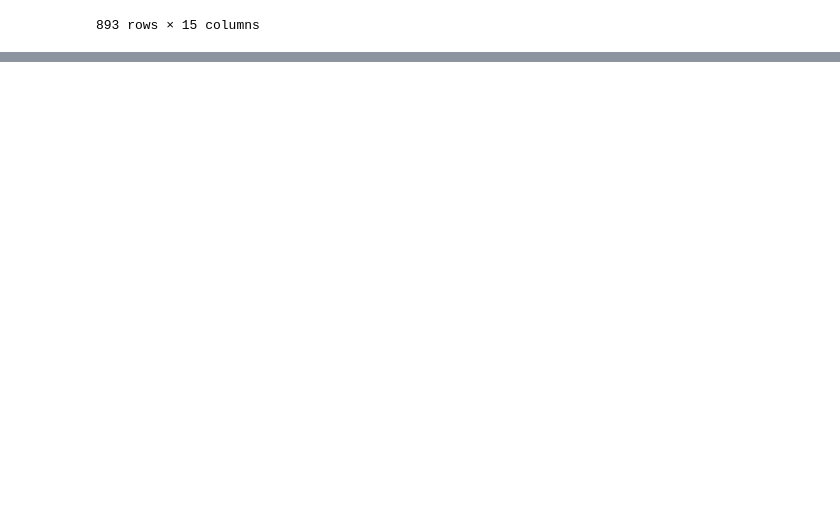
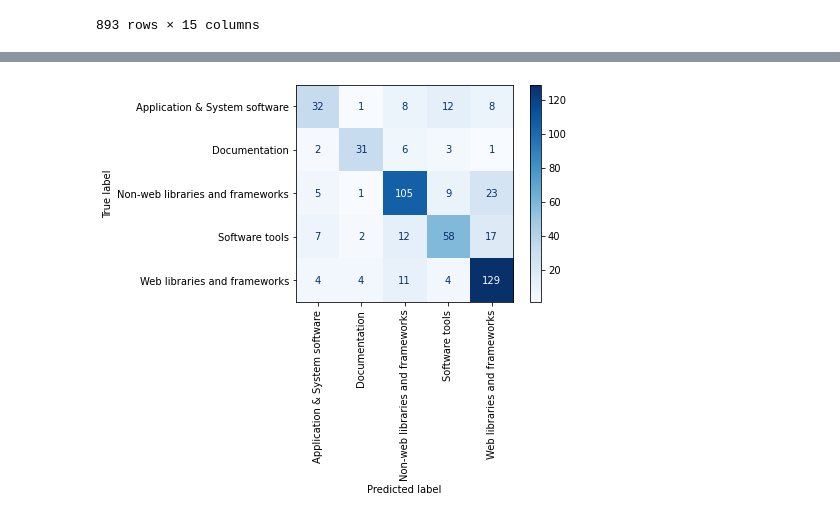
Before and after one commit to fzanart/GHDomains, a Jupyter notebook: Predictor.ipynb, the cells around one changed output, grey strips where cells are left out. Cells and saved outputs as stored; diff of their text form; code cells hidden in the pictures; blank space fills up the shorter version.

Commit message:
Add results for test set,
 - change pre-processing, persisting error.

```diff
--- a/Predictor.ipynb
+++ b/Predictor.ipynb
@@ -227,2 +234,20 @@ disp = ConfusionMatrixDisplay(confusion_matrix=cnf_matrix, display_labels=le.cla
 # %%
 less_popular_df.to_csv('/content/drive/MyDrive/GHDomains/Resources/less_popular_df_predicted.csv', index=False)
+# %%
+from sklearn.model_selection import train_test_split
+df = pd.read_csv('/content/drive/MyDrive/GHDomains/expanded_frame_final.csv')
+df.dropna(subset=['Readme'], inplace=True)
+df.drop(31, axis=0, inplace=True)   #removed repo Homebrew/legacy-homebrew      # Software tools
+df.drop(124, axis=0, inplace=True)  #removed repo shadowsocks/shadowsocks       # Software tools
+df.drop(237, axis=0, inplace=True)  #removed repo npm/npm                       # Software tools
+df.drop(3057, axis=0, inplace=True) #removed repo firstopinion/formatter.js     # Web libraries and frameworks
+df.drop(4488, axis=0, inplace=True) #removed repo jersey/jersey                 # Web libraries and frameworks
+df.reset_index(inplace=True, drop=True)
+
+df['Domain'] = df['Domain'].replace(['System software','Application software'], 'Application & System software')
+df
+X_train, X_test, y_train, y_test = train_test_split(df.loc[:,df.columns!='Domain'], df['Domain'], test_size=0.1, random_state=42, stratify=df['Domain'])
+# %%
+transformed_df = fit_transform(df=X_test, selected_features=column_names)
+prediction = automl.predict(transformed_df.to_numpy())
+le.inverse_transform(prediction)
@@ -228,0 +272,3 @@ less_popular_df.to_csv('/content/drive/MyDrive/GHDomains/Resources/less_popular_
+# %%
+X_test['Predicted_labels'] = le.inverse_transform(prediction)
+print(classification_report(y_test, X_test['Predicted_labels'], target_names=le.classes_))
@@ -228,0 +287,5 @@ less_popular_df.to_csv('/content/drive/MyDrive/GHDomains/Resources/less_popular_
+# %%
+cnf_matrix = confusion_matrix(y_test, X_test['Predicted_labels'])
+disp = ConfusionMatrixDisplay(confusion_matrix=cnf_matrix, display_labels=le.classes_).plot(cmap=plt.cm.Blues, xticks_rotation='vertical')
+# %% [output]
+[figure, added]
```
Also changed, not shown: parts of 10 cells of this notebook.
